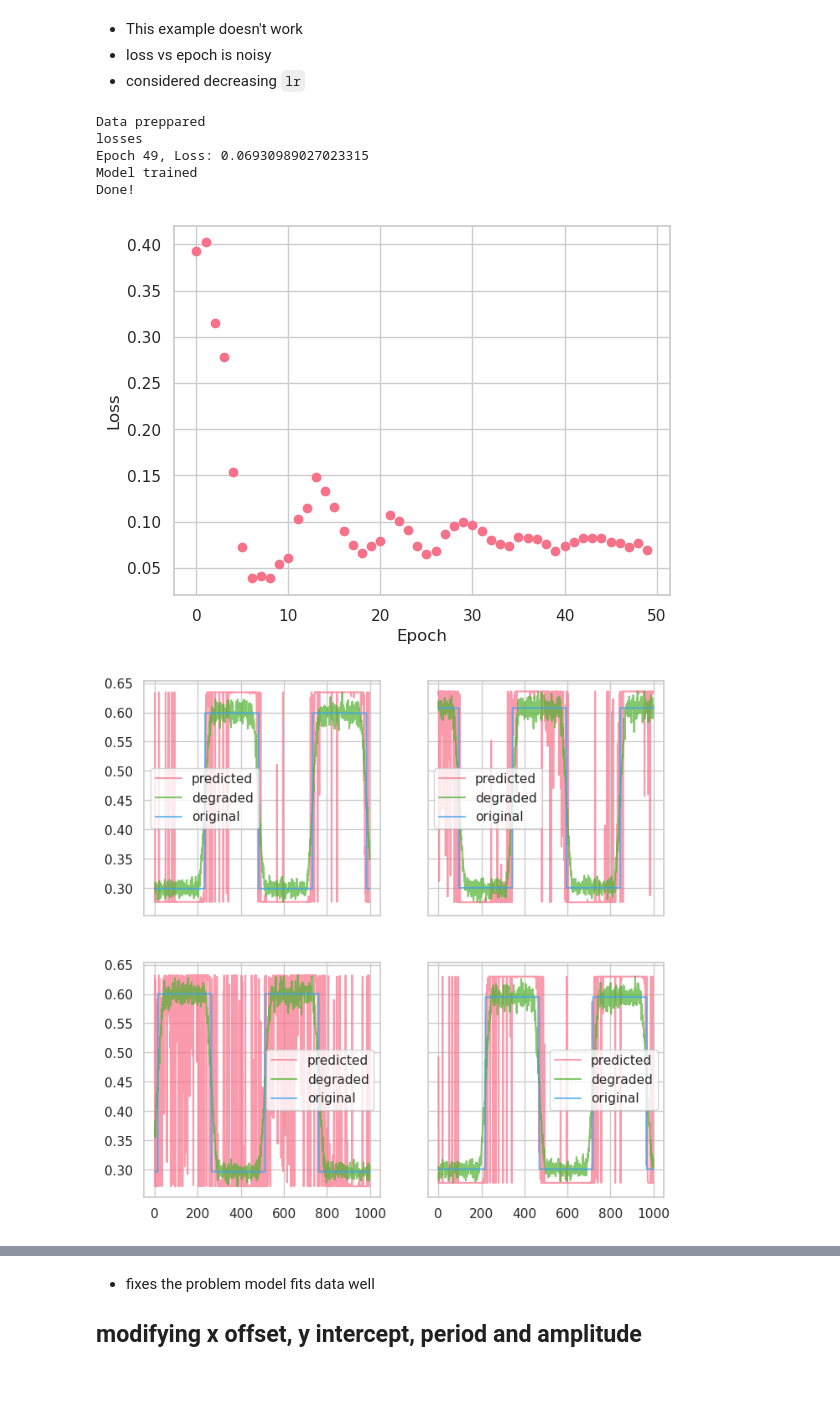
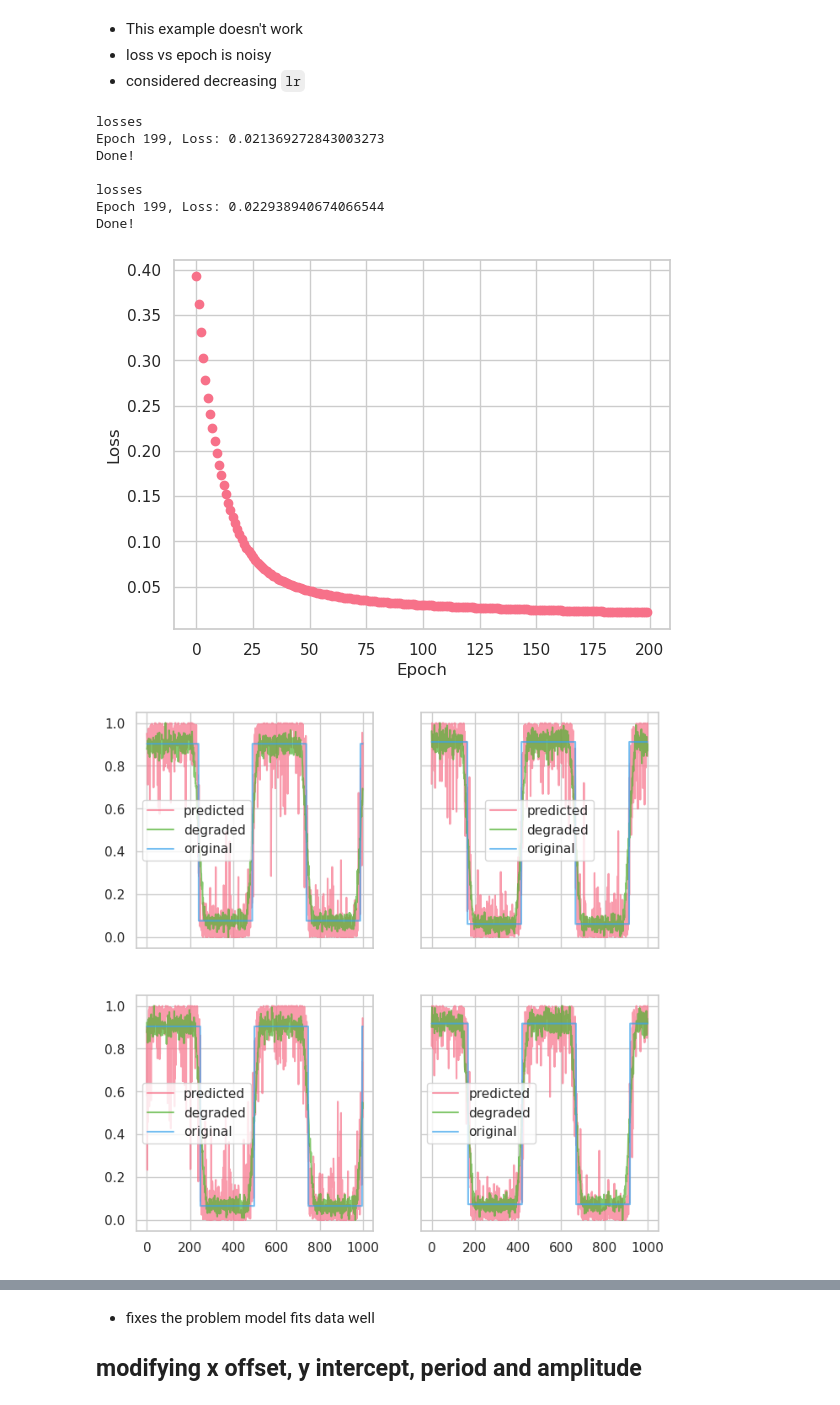
Before and after one commit to MalachiHibbins/Deconvolution-By-Machine-Learning, a Jupyter notebook: LabBook/Week7/MachineLearningFunction.ipynb, the cells around one changed output, grey strips where cells are left out. Drawn from its saved outputs; the diff is of its cells as text; code cells hidden in the pictures.

```diff
--- a/LabBook/Week7/MachineLearningFunction.ipynb
+++ b/LabBook/Week7/MachineLearningFunction.ipynb
@@ -203,7 +204,7 @@ def get_data(amount = 10000, noise_scale = 5000, blur_std = 61, kernel_size=20,
     return X_train_scaled, X_test_scaled, y_train_scaled, y_test_scaled, X_train, X_test, y_train, y_test
 
 
-def train_model(X_train_scaled, X_test_scaled, y_train_scaled, y_test_scaled, X_train, X_test, y_train, y_test, epochs=100, lr=0.01, hidden_size=128, graphs_save_n = 0, plot_results = True,seed_model = 42):
+def train_model(X_train_scaled, X_test_scaled, y_train_scaled, y_test_scaled, epochs=100, lr=0.01, hidden_size=128, graphs_save_n = 0, plot_results = True,seed_model = 42):
     input_size = X_train_scaled.shape[-1]
     output_size = y_train_scaled.shape[-1]
     rng_model = torch.Generator().manual_seed(seed_model)
@@ -257,5 +258,4 @@ Done!
 ## Varying the x offset
 - now also varying the x offset which is generated randomly
 # %%
-X, y, scalers = generate_test_data(amount = 1000, noise_scale = 5000, blur_std = 61, kernel_size=20, vary_x_offset=True)
-test_model(X = X, y = y, hidden_size=256, epochs = 30, lr = 0.05, seed_data=42, seed_model=42, scalers = scalers)
+X_train_scaled, X_test_scaled, y_train_scaled, y_test_scaled, X_train, X_test, y_train, y_test = get_data(amount = 1000, noise_scale = 5000, blur_std = 61, kernel_size=20, seed_data = 42, seed_model = 4, plot_results = True, graphs_save_n = 0, vary_x_offset = True)
@@ -266,12 +264,15 @@ ValueError: too many values to unpack (expected 3)
 - loss vs epoch is noisy
 - considered decreasing `lr`
 # %%
-test_model(X = X, y = y, hidden_size=256, epochs = 50, lr = 0.005, scalers = scalers)
+train_model(X_train_scaled, X_test_scaled, y_train_scaled, y_test_scaled, X_train, X_test, y_train, y_test, epochs=200, lr = 0.0001, seed_model=4, hidden_size=256)
+train_model(X_train_scaled, X_test_scaled, y_train_scaled, y_test_scaled, X_train, X_test, y_train, y_test, epochs=200, lr = 0.0001, seed_model=4, hidden_size=64)
 # %% [output]
-Data preppared
 losses
-Epoch 49, Loss: 0.06930989027023315
-Model trained
+Epoch 199, Loss: 0.021369272843003273
 Done!
+
+losses
+Epoch 199, Loss: 0.022938940674066544
+Done!
-[figure, old version]
+[figure, new version]
-[figure, old version]
+[figure, new version]
```
Also changed, not shown: parts of 7 cells of this notebook.
